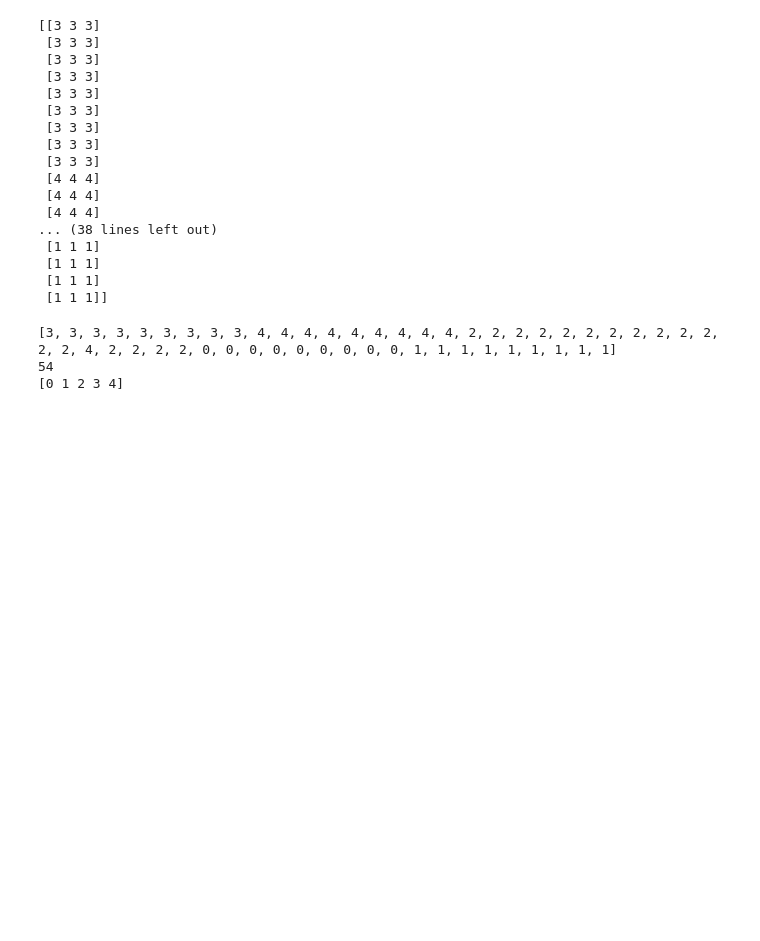
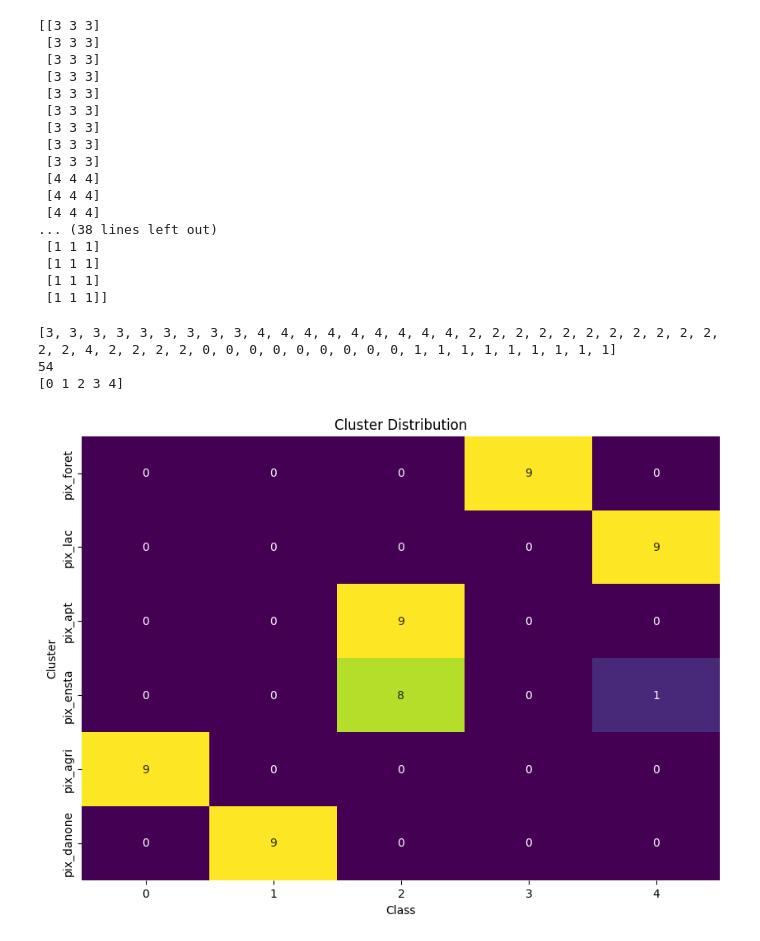
Before and after one commit to Projet-fil-rouge-IODAA/FilRouge_territoires, a Jupyter notebook: notebooks/15.0-ja-projections-Umap&tSNE.ipynb, the cells around one changed output. Drawn from its saved outputs; the diff is of its cells as text; code cells hidden in the pictures; blank space fills up the shorter version.

```diff
--- a/notebooks/15.0-ja-projections-Umap&tSNE.ipynb
+++ b/notebooks/15.0-ja-projections-Umap&tSNE.ipynb
@@ -668,7 +674,12 @@ for i in range(len(yhat_rouge)):
 print(clusters)
 print(len(clusters))
 print(np.unique(clusters))
+evaluator = evaluator_de_experiences(np.array(clusters), pixels_de_interet, dic_de_pixels, matrice)
 # %% [output]
 [3, 3, 3, 3, 3, 3, 3, 3, 3, 4, 4, 4, 4, 4, 4, 4, 4, 4, 2, 2, 2, 2, 2, 2, 2, 2, 2, 2, 2, 2, 2, 4, 2, 2, 2, 2, 0, 0, 0, 0, 0, 0, 0, 0, 0, 1, 1, 1, 1, 1, 1, 1, 1, 1]
 54
 [0 1 2 3 4]
+# %%
+evaluator.cluster_distribution()
+# %% [output]
+[figure, added]
```
Also changed, not shown: parts of 9 cells of this notebook, 3 other files.
